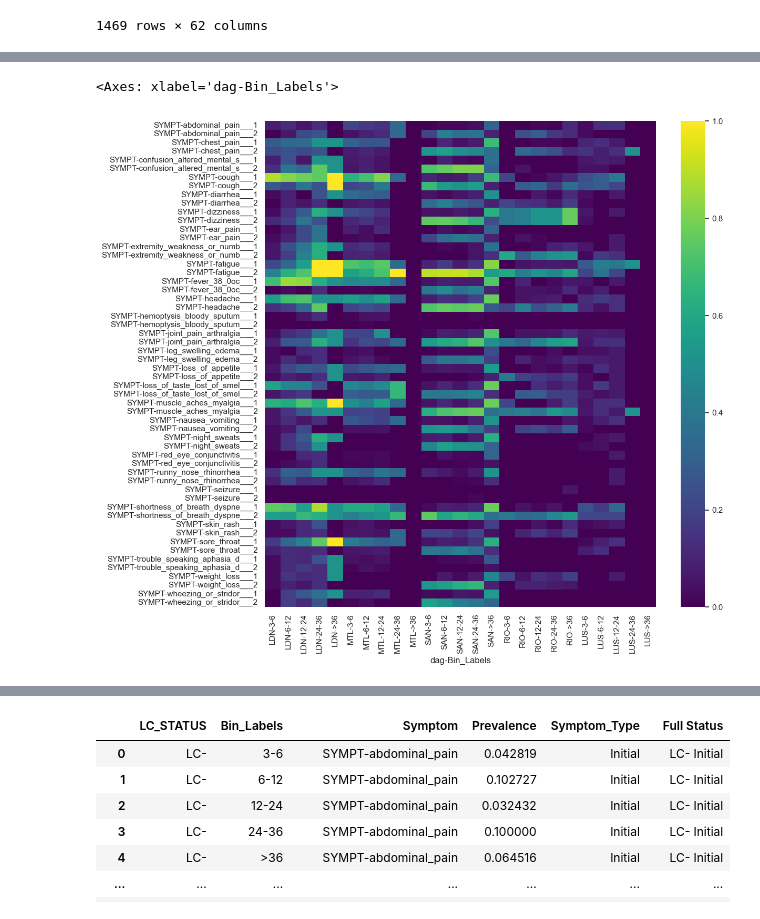
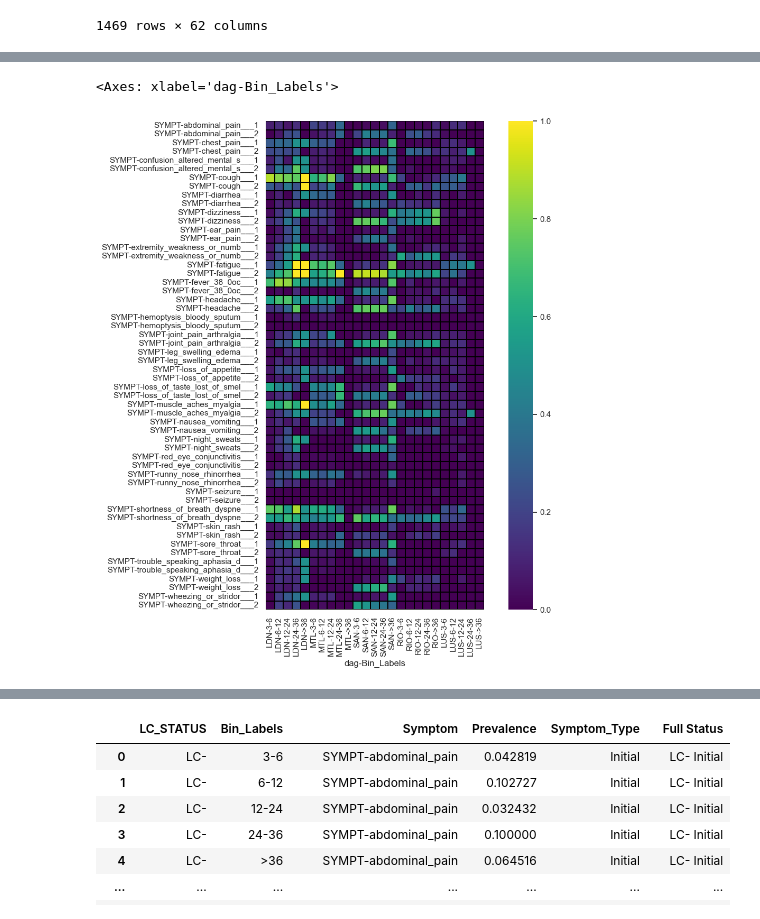
Before and after one commit to davidtweddell/lc_repo, a Jupyter notebook: 01-inspect-2024-10-12.ipynb, the cells around one changed output, grey strips where cells are left out. Cells and saved outputs as stored; diff of their text form; code cells hidden in the pictures.

```diff
--- a/01-inspect-2024-10-12.ipynb
+++ b/01-inspect-2024-10-12.ipynb
@@ -26,6 +26,14 @@ palette_dict[-1] = '#ffffff'
 
 # set default colour for seaborn heatmaps
 sns.set_theme(style = "whitegrid", rc={'figure.figsize':(8,8)}, palette='viridis')
+
+heatmap_kwargs = {
+    'linewidths': 0.1,
+    'linecolor': 'black',
+    'cmap': 'viridis',
+    'square': True,
+    # 'center': 0
+}
 # %% [markdown]
 ## LOAD DATA
 # %%
@@ -224,7 +232,7 @@ site_name_dict = {
 # %%
 # read the list of symtpoms from the json file
 import json
-with open("../OUTPUT/list-symptoms.json", "r") as f:
+with open("./OUTPUT/list-symptoms.json", "r") as f:
     symptoms_list = json.load(f)
 
 # get all columns that start with the symptoms list
@@ -364,10 +377,13 @@ styler.to_excel('lc_plus_symptoms.xlsx')
 # %%
 # heatmap of zz
 fig, ax = plt.subplots(figsize=(12,12))
 
-sns.heatmap(zz.T, cbar=True, ax = ax, cmap = 'viridis')
+# drop months from zz for plot
+zz_plot = zz.drop('months', axis = 1)
+
+sns.heatmap(zz_plot.T, cbar=True, ax = ax, **heatmap_kwargs)
 # %% [output]
 <Axes: xlabel='dag-Bin_Labels'>
-[figure, old version]
+[figure, new version]
 # %%
 # load nice fdeature names from ../JSON/nice-features.csv
```
Also changed, not shown: parts of 3 cells of this notebook.
